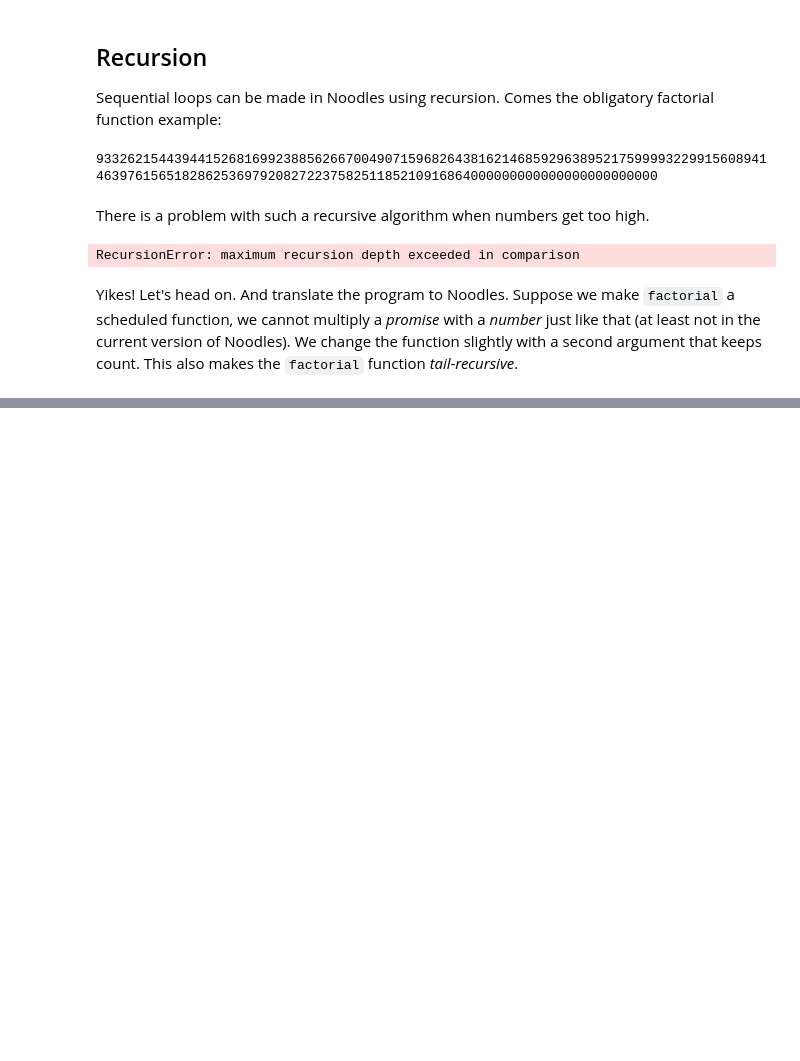
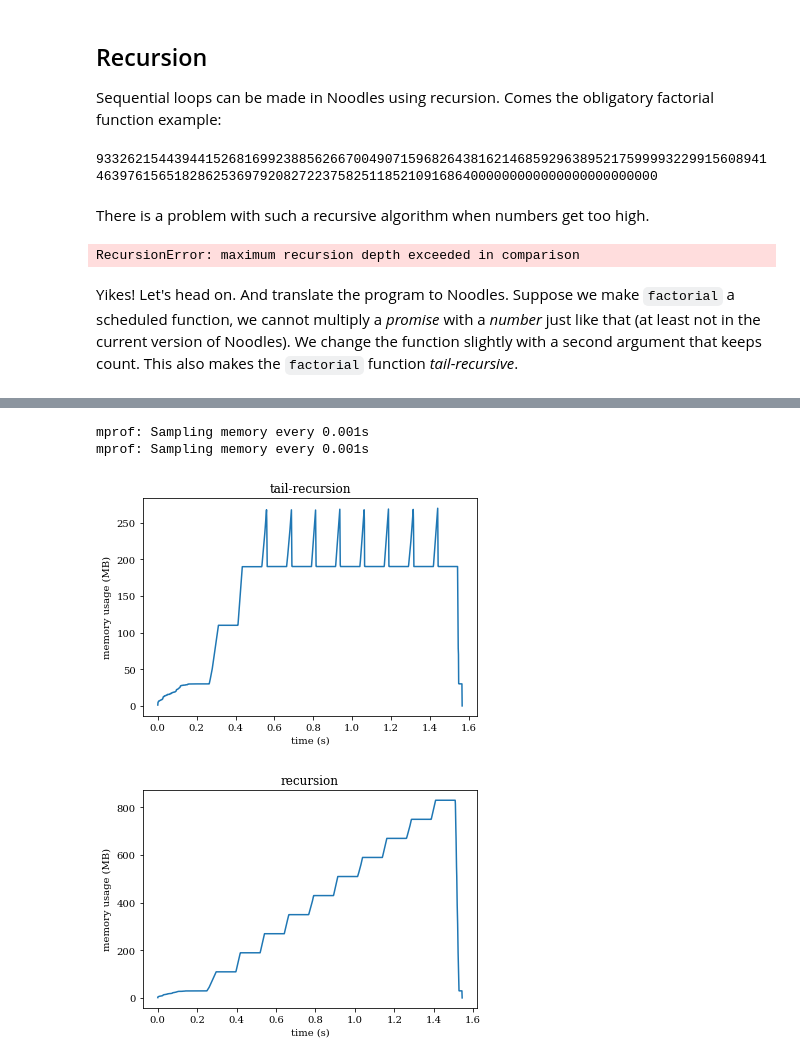
Before and after one commit to NLeSC/noodles, a Jupyter notebook: notebooks/control_your_flow.ipynb, the cells around one changed output, grey strips where cells are left out. Saved outputs shown, nothing was run; the diff lists cells and outputs as text; code cells hidden in the pictures; blank space fills up the shorter version.

Commit message:
add control_flow tutorial, needs more work though

```diff
--- a/notebooks/control_your_flow.ipynb
+++ b/notebooks/control_your_flow.ipynb
@@ -189,0 +323,44 @@ print('10000! =', str(result)[:10], '...', str(result)[-20:])
+# %%
+%%bash
+rm mprofile_*.dat
+mprof run -T 0.001 python ./test-tail-recursion.py
+mprof run -T 0.001 python ./test-recursion.py
+# %% [output]
+mprof: Sampling memory every 0.001s
+mprof: Sampling memory every 0.001s
+# %%
+from pathlib import Path
+from matplotlib import pyplot as plt
+
+plt.rcParams['font.family'] = 'serif'
+
+def read_mprof(filename):
+    lines = list(open(filename, 'r'))
+    cmd = filter(lambda l: l[:3] == 'CMD', lines)
+    mem = filter(lambda l: l[:3] == 'MEM', lines)
+    data = np.array([list(map(float, l.split()[1:])) for l in mem])
+    data[:,1] -= data[0,1]
+    data[:,0] *= 1024**2
+    return cmd, data
+
+def plot_mprof(filename):
+    cmd, data = read_mprof(filename)
+    if 'tail' in next(cmd):
+        figname = 'tail-recursion'
+    else:
+        figname = 'recursion'
+
+    plt.plot(data[:,1], data[:,0] / 1e6)
+    plt.xlabel('time (s)')
+    plt.ylabel('memory usage (MB)')
+    plt.title(figname)
+    plt.savefig('control-' + figname + '-raw.svg', bbox_inches='tight')
+    plt.show()
+
+files = list(Path('.').glob('mprofile_*.dat'))
+for f in files:
+    plot_mprof(f)
+    plt.close()
+# %% [output]
+[figure, added]
+[figure, added]
```
Also changed, not shown: parts of 20 cells of this notebook, 8 other files.
